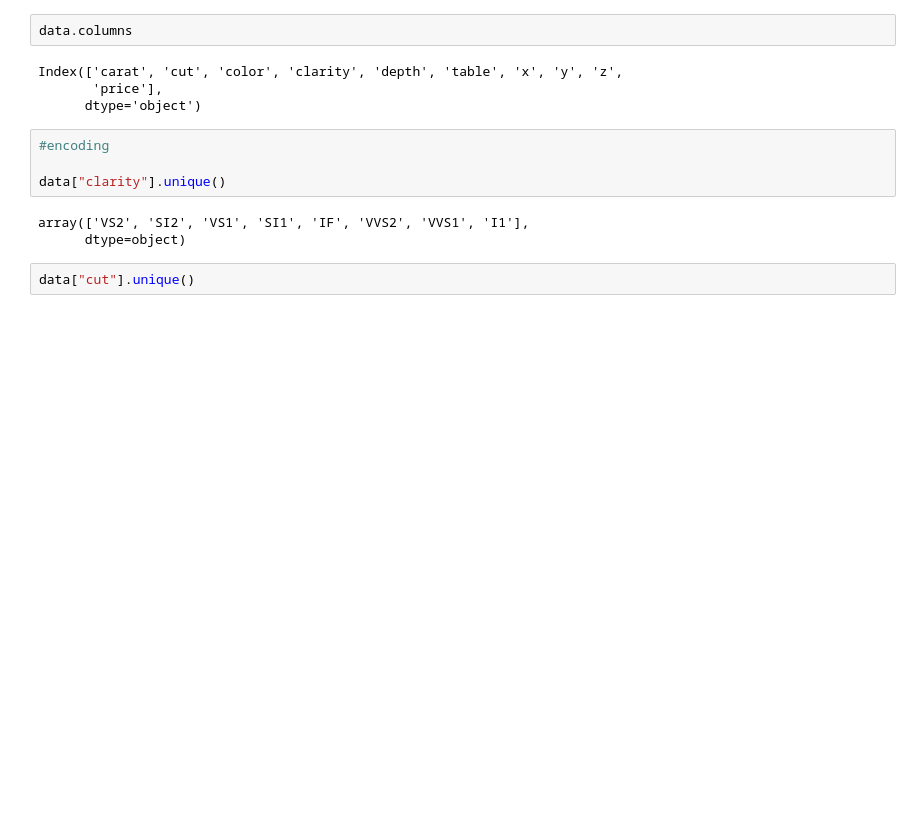
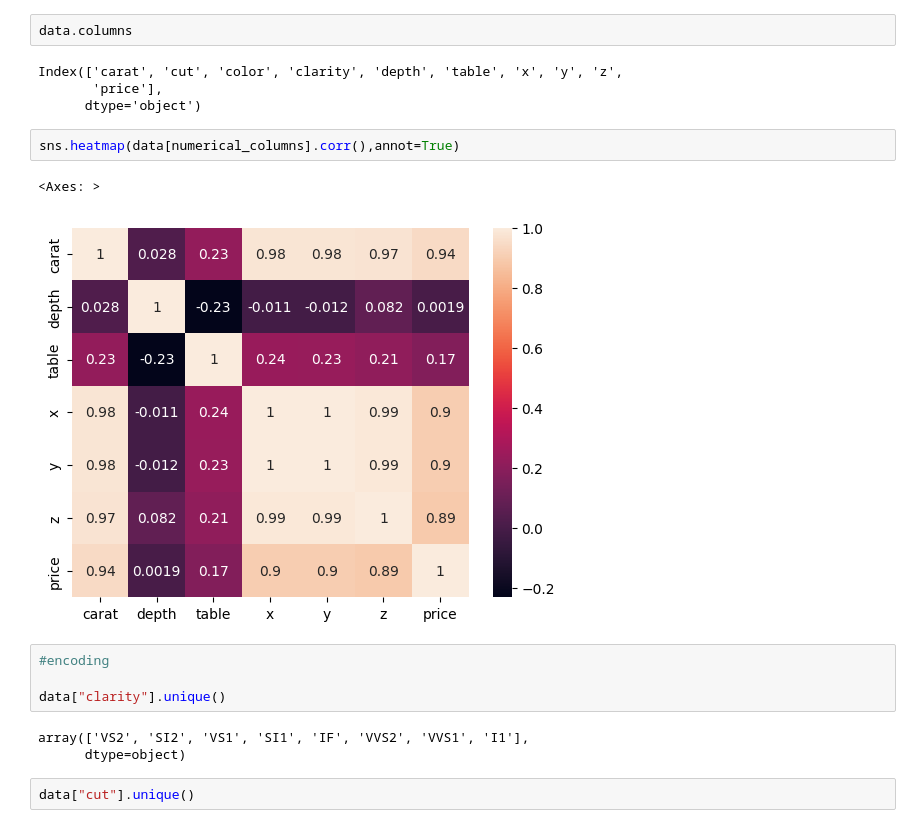
Before and after one commit to Tejas0009/fsdsm_project1, a Jupyter notebook: notebooks/research.ipynb, the cells around one changed output. Saved outputs shown, nothing was run; the diff lists cells and outputs as text; blank space fills up the shorter version.

```diff
--- a/notebooks/research.ipynb
+++ b/notebooks/research.ipynb
@@ -219,6 +216,11 @@ data.columns
 Index(['carat', 'cut', 'color', 'clarity', 'depth', 'table', 'x', 'y', 'z',
        'price'],
       dtype='object')
+# %%
+sns.heatmap(data[numerical_columns].corr(),annot=True)
+# %% [output]
+<Axes: >
+[figure, added]
 # %%
 #encoding
 
```
Also changed, not shown: parts of 6 cells of this notebook.
